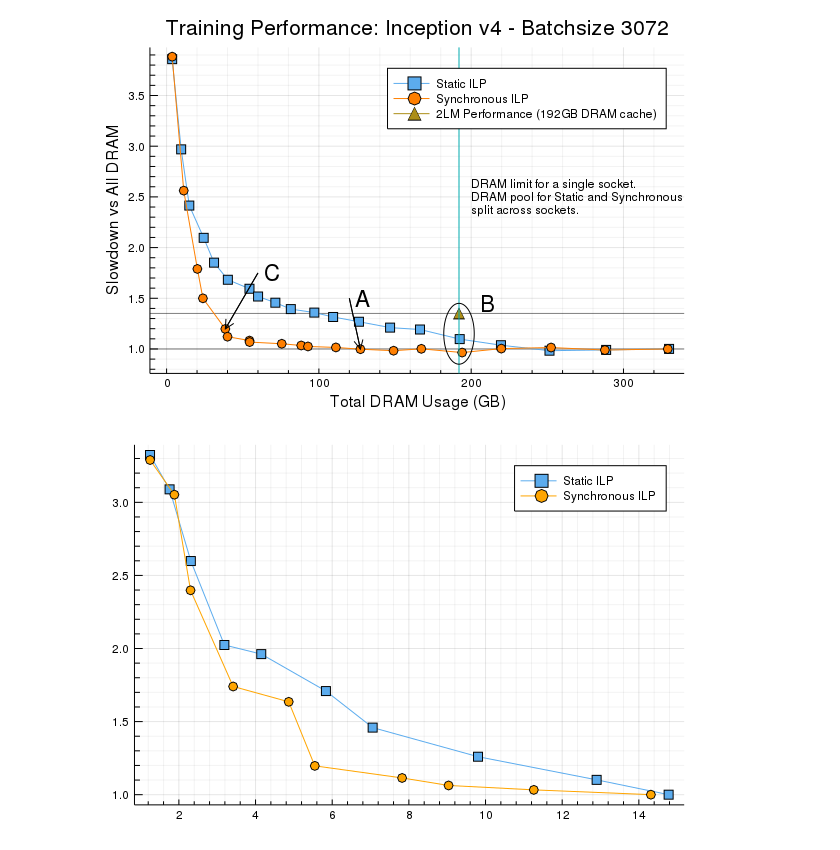
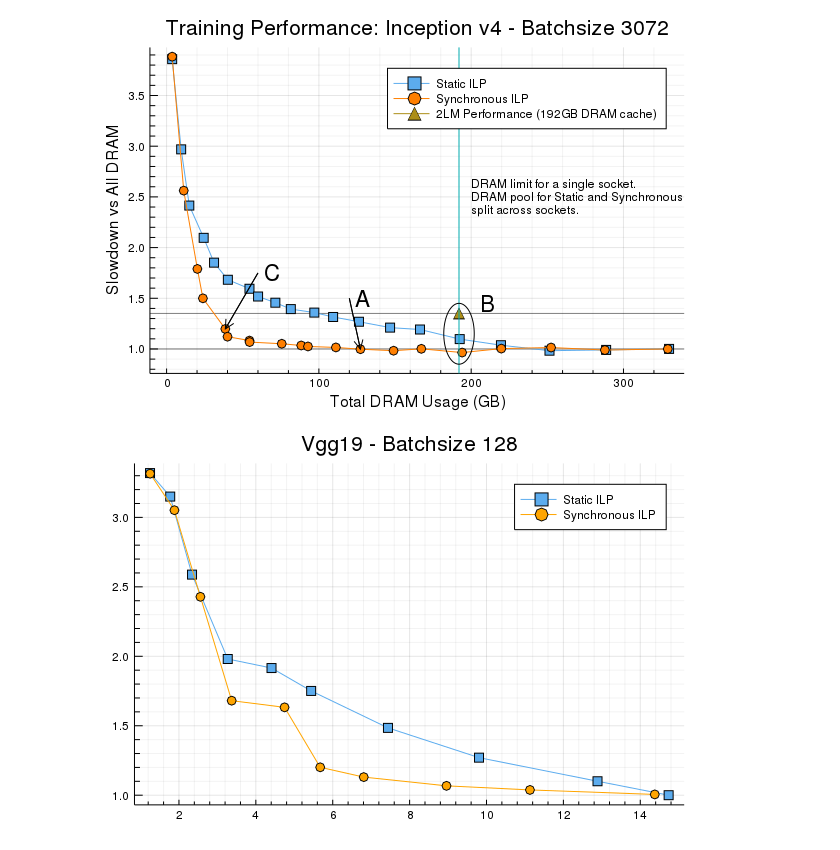
Before and after one commit to darchr/ml-tools, a Jupyter notebook: ngraph/notebooks/TheOneRing.ipynb, the cells around one changed output. Drawn from its saved outputs; the diff is of its cells as text; code cells hidden in the pictures.

```diff
--- a/ngraph/notebooks/TheOneRing.ipynb
+++ b/ngraph/notebooks/TheOneRing.ipynb
@@ -250,7 +250,7 @@ Static Slowdown: 1.097327756131658
 # %%
 static = deserialize("serials/vgg19_batchsize_128_static.jls")
 synchronous = deserialize("serials/vgg19_batchsize_128_synchronous.jls")
-title = "Vgg19 - Batchsize 256"
+title = "Vgg19 - Batchsize 128"
 
 #####
 ##### Plot Static
@@ -261,8 +261,8 @@ total_dram = static.default_alloc_size[] + io_size
 static_runtimes = static.actual_runtimes
 
 dram_performance = min(
-    last(static_runtimes),
-    #last(synchronous_runtimes),
+    minimum(static_runtimes),
+    minimum(synchronous_runtimes),
 )
 
 static_x = (static.dram_alloc_size .+ io_size) ./ 1E9
@@ -273,36 +273,32 @@ plt = plot(
     marker = :square,
     label = "Static ILP",
     minorgrid = true,
     color = :steelblue2,
     fmt = :png,
 )
 
 #####
 ##### Plot Synchronous
 #####
 io_size = synchronous.io_sizes[]
 total_dram = synchronous.default_alloc_size[] + io_size
 
 synchronous_runtimes = synchronous.actual_runtimes
 
-dram_performance = min(
-    last(static_runtimes),
-    last(synchronous_runtimes),
-)
-
 synchronous_x = (synchronous.dram_alloc_size .+ io_size) ./ 1E9
 synchronous_y = (synchronous_runtimes ./ dram_performance)
 plot!(plt,
     synchronous_x,
     synchronous_y,
     marker = :o,
     label = "Synchronous ILP",
     minorgrid = true,
     color = :orange,
     fmt = :png,
 )
 
+title!(plt, title)
 # Dump the plot
 plt
 # %% [output]
-[figure, old version]
+[figure, new version]
```
Also changed, not shown: 5 other files.
